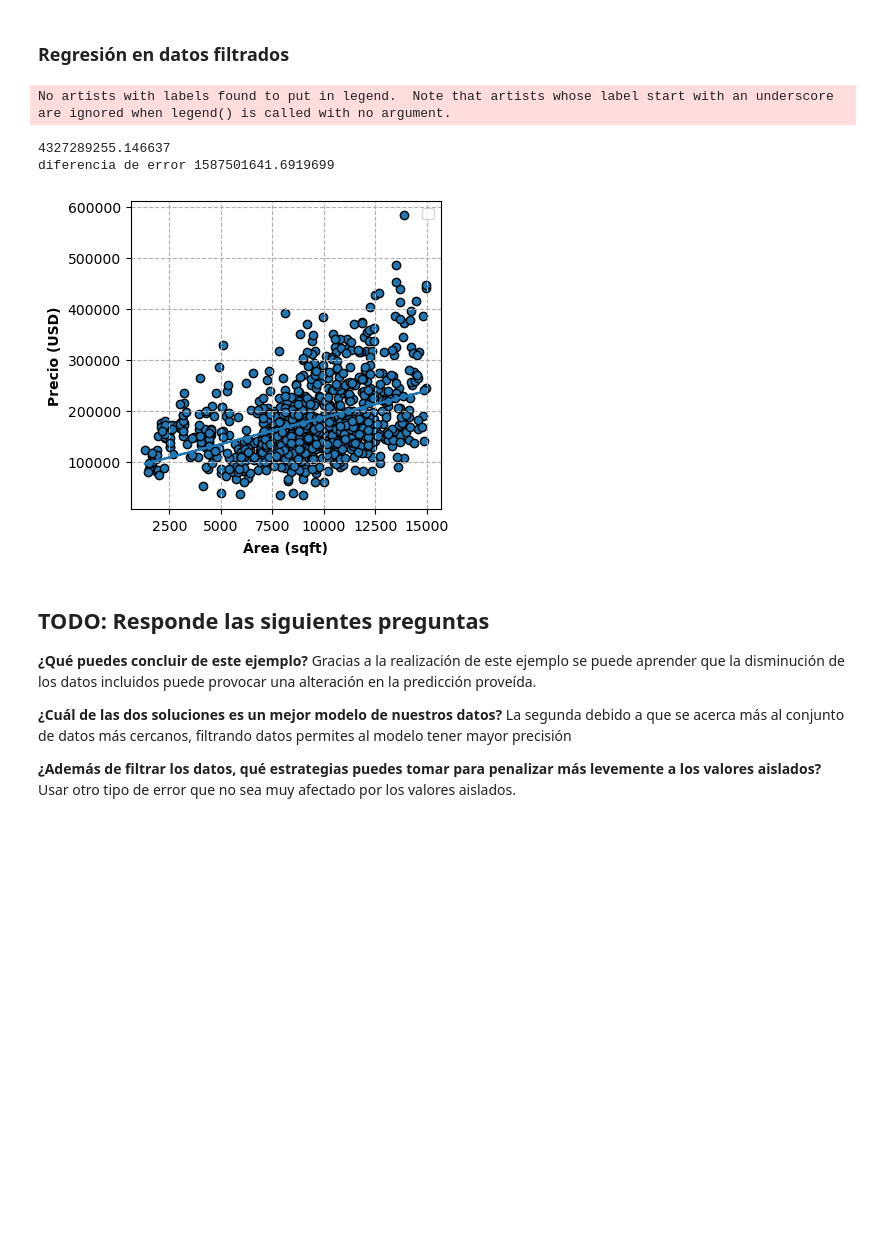
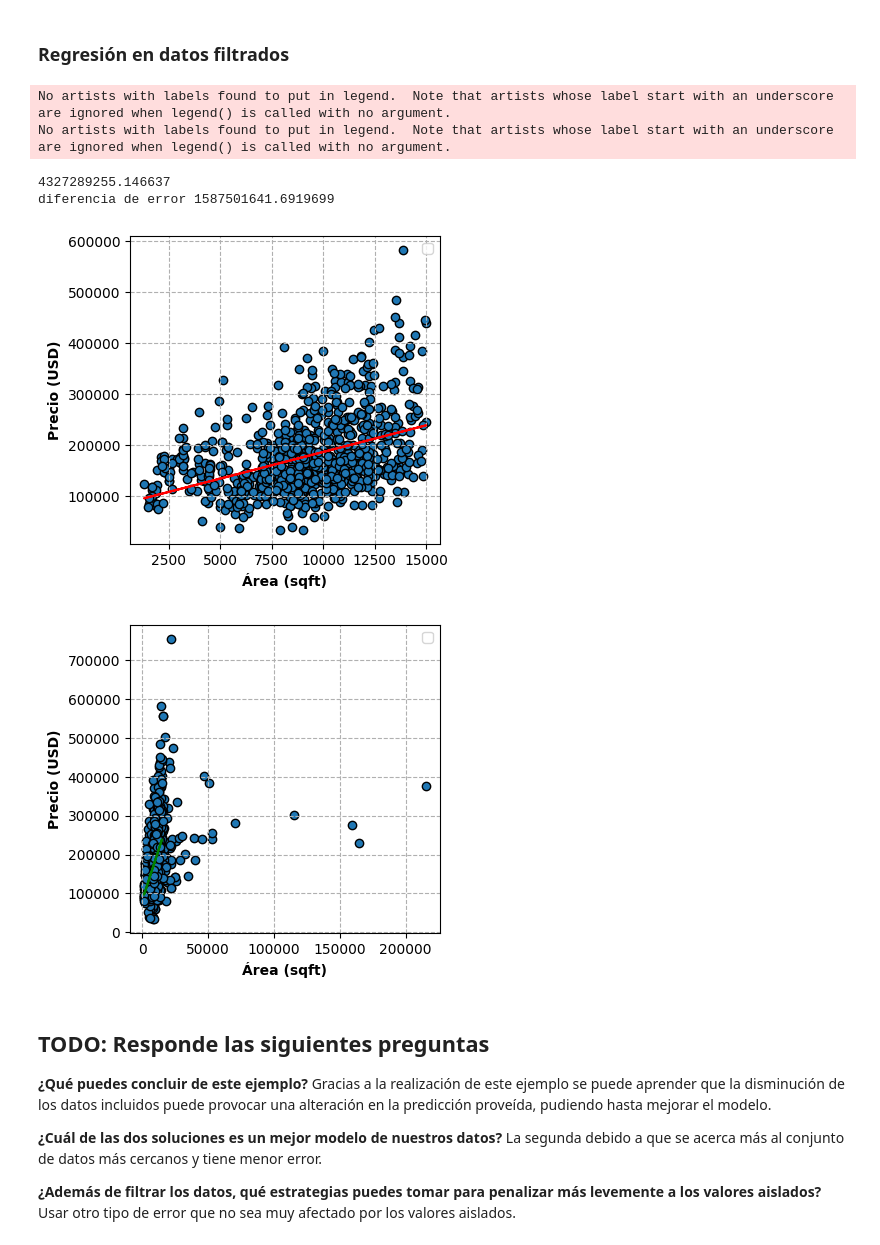
Before and after one commit to AndreNIH/ML23_GPT5, a Jupyter notebook: ml23/ejercicio_1_LinearReg/linear_regression.ipynb, the cells around one changed output. Cells and saved outputs as stored; diff of their text form; code cells hidden in the pictures; blank space fills up the shorter version.

Commit message:
Corrección Regresión Lineal

```diff
--- a/ml23/ejercicio_1_LinearReg/linear_regression.ipynb
+++ b/ml23/ejercicio_1_LinearReg/linear_regression.ipynb
@@ -251,33 +251,37 @@ plt.show()
 # %%
 X_filtered = X_filtered.reshape(-1, 1)
 
 # TODO: Utiliza la clase de LinearRegression de la librería de sci-kit learn para encontrar el modelo de regresión lineal para los datos.
 modelo = LinearRegression() #instanciar clase
 modelo.fit(X_filtered, y_filtered) #calcula los pesos
 preds = modelo.predict(X_filtered)
 
+# TODO: Grafica la linea resultante sobre los datos originales (train_data)
 fig, ax = plot_data(X_filtered, y_filtered)
-# TODO: Grafica la linea resultante sobre los datos originales (train_data)
-ax.plot(X_filtered, preds)
-
+ax.plot(X_filtered, preds, 'r')
 plt.legend()
 
+fig, ax = plot_data(X, y)
+ax.plot(X_filtered, preds, 'g')
+plt.legend()
 # TODO: calcula el error cuadrado promedio
 mean_error_new = np.mean((y_filtered-preds)**2)
 
 # Visualiza como cambia el error cuando filtramos los datos
 print(mean_error_new)
 print("diferencia de error", mean_error - mean_error_new)
 # %% [output]
 No artists with labels found to put in legend.  Note that artists whose label start with an underscore are ignored when legend() is called with no argument.
+No artists with labels found to put in legend.  Note that artists whose label start with an underscore are ignored when legend() is called with no argument.
 4327289255.146637
 diferencia de error 1587501641.6919699
-[figure, old version]
+[figure, new version]
+[figure, added]
 # %% [markdown]
 ## TODO: Responde las siguientes preguntas
 
-**¿Qué puedes concluir de este ejemplo?** Gracias a la realización de este ejemplo se puede aprender que la disminución de los datos incluidos puede provocar una alteración en la predicción proveída.
+**¿Qué puedes concluir de este ejemplo?** Gracias a la realización de este ejemplo se puede aprender que la disminución de los datos incluidos puede provocar una alteración en la predicción proveída, pudiendo hasta mejorar el modelo.
 
-**¿Cuál de las dos soluciones es un mejor modelo de nuestros datos?** La segunda debido a que se acerca más al conjunto de datos más cercanos, filtrando datos permites al modelo tener mayor precisión
+**¿Cuál de las dos soluciones es un mejor modelo de nuestros datos?** La segunda debido a que se acerca más al conjunto de datos más cercanos y tiene menor error.
 
 **¿Además de filtrar los datos, qué estrategias puedes tomar para penalizar más levemente a los valores aislados?** Usar otro tipo de error que no sea muy afectado por los valores aislados.
```
Also changed, not shown: parts of 6 cells of this notebook.
